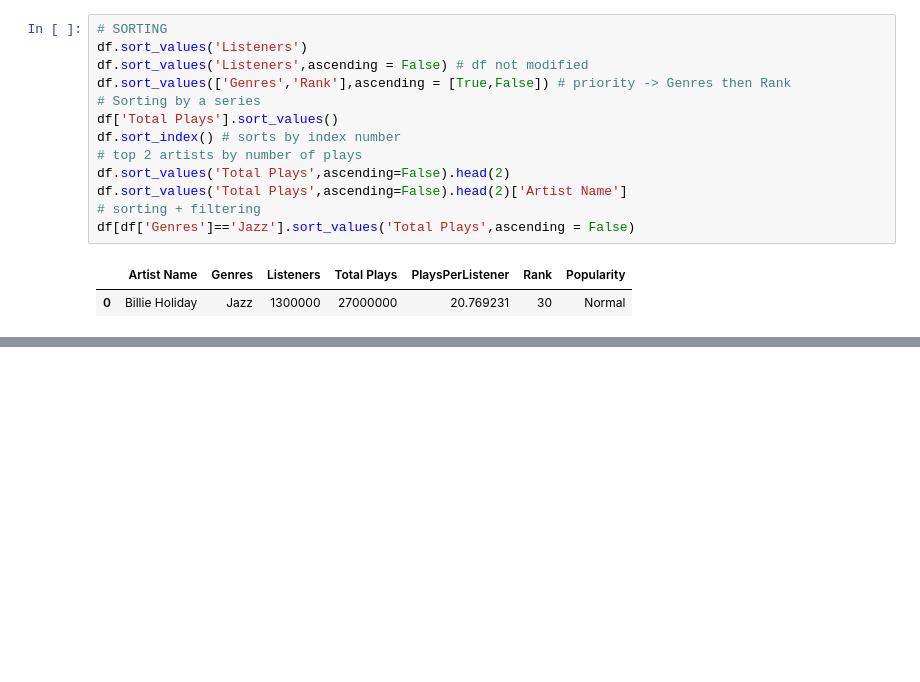
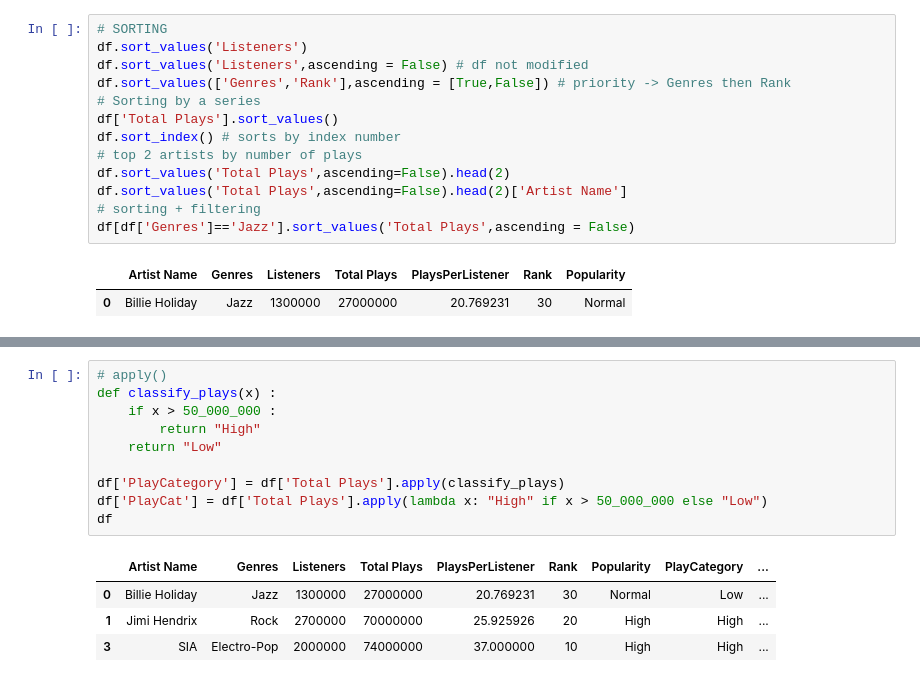
Before and after one commit to dikshamisra18/ML_Progress_Tracker, a Jupyter notebook: More_Fundamentals.ipynb, the cells around one changed output, grey strips where cells are left out. Cells and saved outputs as stored; diff of their text form; blank space fills up the shorter version.

```diff
--- a/More_Fundamentals.ipynb
+++ b/More_Fundamentals.ipynb
@@ -119,0 +136,15 @@ df[df['Genres']=='Jazz'].sort_values('Total Plays',ascending = False)
+# %%
+# apply()
+def classify_plays(x) :
+    if x > 50_000_000 :
+        return "High"
+    return "Low"
+
+df['PlayCategory'] = df['Total Plays'].apply(classify_plays)
+df['PlayCat'] = df['Total Plays'].apply(lambda x: "High" if x > 50_000_000 else "Low")
+df
+# %% [output]
+|  | Artist Name | Genres | Listeners | Total Plays | PlaysPerListener | Rank | Popularity | PlayCategory | ... |
+| 0 | Billie Holiday | Jazz | 1300000 | 27000000 | 20.769231 | 30 | Normal | Low | ... |
+| 1 | Jimi Hendrix | Rock | 2700000 | 70000000 | 25.925926 | 20 | High | High | ... |
+| 3 | SIA | Electro-Pop | 2000000 | 74000000 | 37.000000 | 10 | High | High | ... |
```
Also changed, not shown: parts of 11 cells of this notebook.
